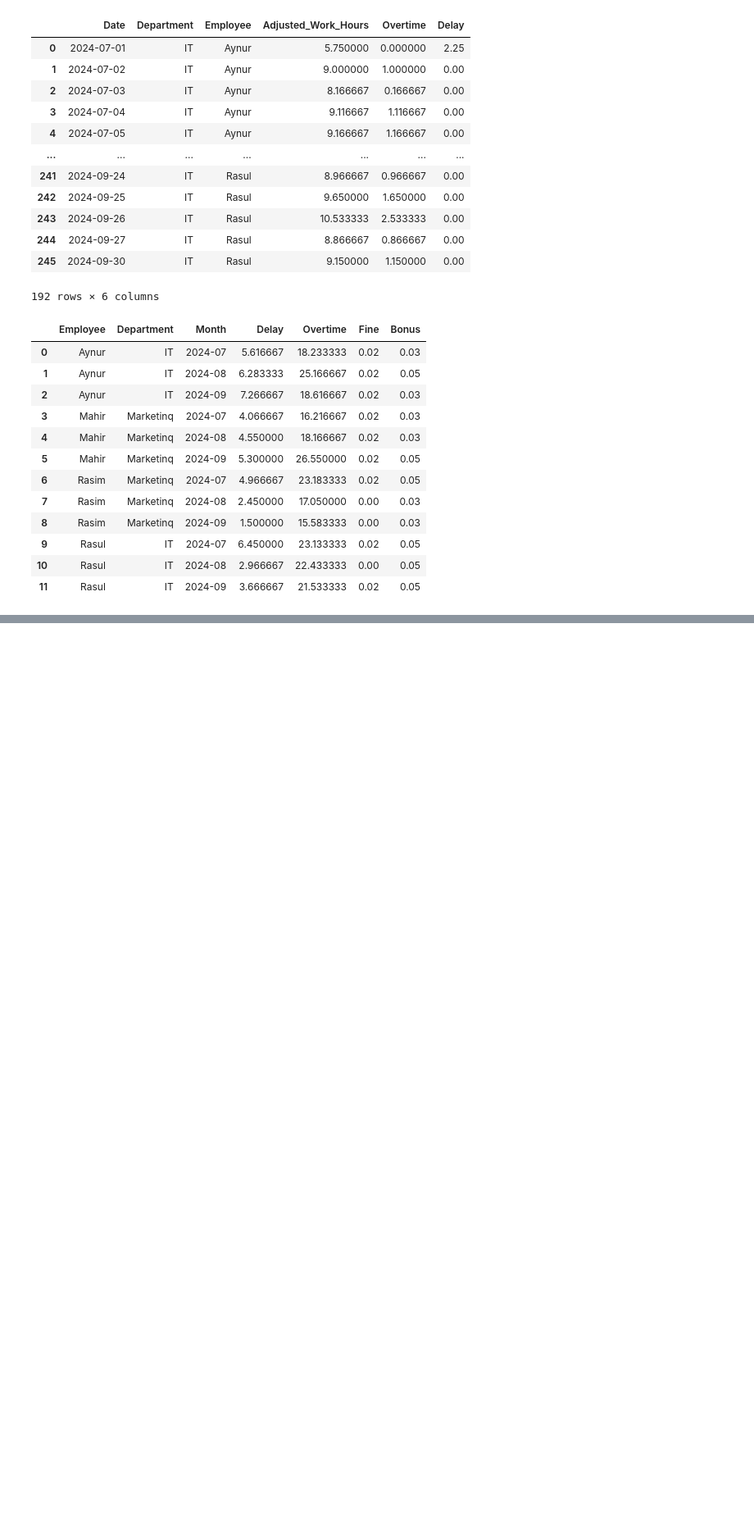
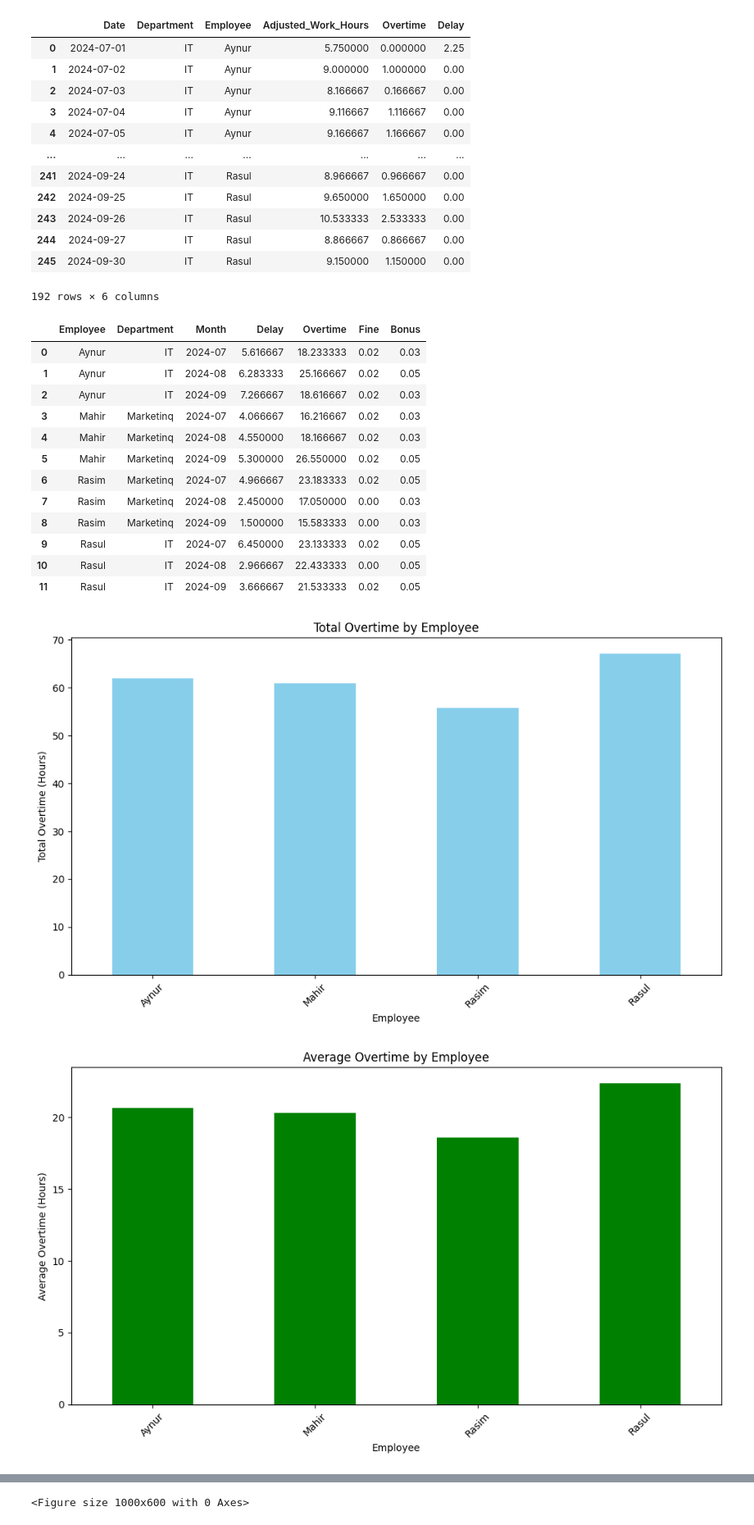
Before and after one commit to Ismat-Samadov/ICTA_DataAnalyst, a Jupyter notebook: analyse.ipynb, the cells around one changed output, grey strips where cells are left out. Shown at 82% size. Drawn from its saved outputs; the diff is of its cells as text; code cells hidden in the pictures; blank space fills up the shorter version.

```diff
--- a/analyse.ipynb
+++ b/analyse.ipynb
@@ -584,3 +584,81 @@ monthly_data
 | 9 | Rasul | IT | 2024-07 | 6.450000 | 23.133333 | 0.02 | 0.05 |
 | 10 | Rasul | IT | 2024-08 | 2.966667 | 22.433333 | 0.00 | 0.05 |
 | 11 | Rasul | IT | 2024-09 | 3.666667 | 21.533333 | 0.02 | 0.05 |
+# %%
+# Now that the file has been uploaded, I will load the data and generate the charts.
+
+# Load the uploaded file
+file_path = 'data/monthly_fines_bonuses.xlsx'
+monthly_data = pd.read_excel(file_path)
+
+# 1. Total Work Hours by Employee (Bar Chart)
+plt.figure(figsize=(10, 6))
+monthly_data.groupby('Employee')['Overtime'].sum().plot(kind='bar', title="Total Overtime by Employee", color='skyblue')
+plt.xlabel('Employee')
+plt.ylabel('Total Overtime (Hours)')
+plt.xticks(rotation=45)
+plt.tight_layout()
+plt.show()
+
+# 2. Average Overtime by Employee (Bar Chart)
+plt.figure(figsize=(10, 6))
+monthly_data.groupby('Employee')['Overtime'].mean().plot(kind='bar', title="Average Overtime by Employee", color='green')
+plt.xlabel('Employee')
+plt.ylabel('Average Overtime (Hours)')
+plt.xticks(rotation=45)
+plt.tight_layout()
+plt.show()
+
+# 3. Total Delay by Employee (Bar Chart)
+plt.figure(figsize=(10, 6))
+monthly_data.groupby('Employee')['Delay'].sum().plot(kind='bar', title="Total Delay by Employee", color='red')
+plt.xlabel('Employee')
+plt.ylabel('Total Delay (Hours)')
+plt.xticks(rotation=45)
+plt.tight_layout()
+plt.show()
+
+# 4. Total Fines by Employee (Bar Chart)
+plt.figure(figsize=(10, 6))
+monthly_data.groupby('Employee')['Fine'].sum().plot(kind='bar', title="Total Fines by Employee", color='purple')
+plt.xlabel('Employee')
+plt.ylabel('Total Fines')
+plt.xticks(rotation=45)
+plt.tight_layout()
+plt.show()
+
+# 5. Total Bonuses by Employee (Bar Chart)
+plt.figure(figsize=(10, 6))
+monthly_data.groupby('Employee')['Bonus'].sum().plot(kind='bar', title="Total Bonuses by Employee", color='blue')
+plt.xlabel('Employee')
+plt.ylabel('Total Bonuses')
+plt.xticks(rotation=45)
+plt.tight_layout()
+plt.show()
+
+# 6. Overtime and Delay by Department (Stacked Bar Chart)
+plt.figure(figsize=(10, 6))
+department_data = monthly_data.groupby('Department')[['Overtime', 'Delay']].sum()
+department_data.plot(kind='bar', stacked=True, title="Overtime and Delay by Department", color=['orange', 'red'])
+plt.xlabel('Department')
+plt.ylabel('Hours')
+plt.xticks(rotation=45)
+plt.tight_layout()
+plt.show()
+
+# 7. Work Hours vs Overtime (Scatter Plot)
+plt.figure(figsize=(10, 6))
+sns.scatterplot(data=monthly_data, x='Overtime', y='Delay', hue='Employee', s=100, alpha=0.7)  # Increased marker size and transparency
+plt.title('Work Hours vs Overtime')
+plt.xlabel('Overtime (Hours)')
+plt.ylabel('Delay (Hours)')
+plt.legend(bbox_to_anchor=(1.05, 1), loc='upper left')  # Adjust legend position for better visibility
+plt.tight_layout()
+plt.show()
+
+
+# Display the first few rows of the data for reference
+monthly_data.head()
+# %% [output]
+[figure, added]
+[figure, added]
@@ -586,0 +668 @@ monthly_data
+<Figure size 1000x600 with 0 Axes>
```
Also changed, not shown: parts of 1 cell of this notebook, 3 other files.
